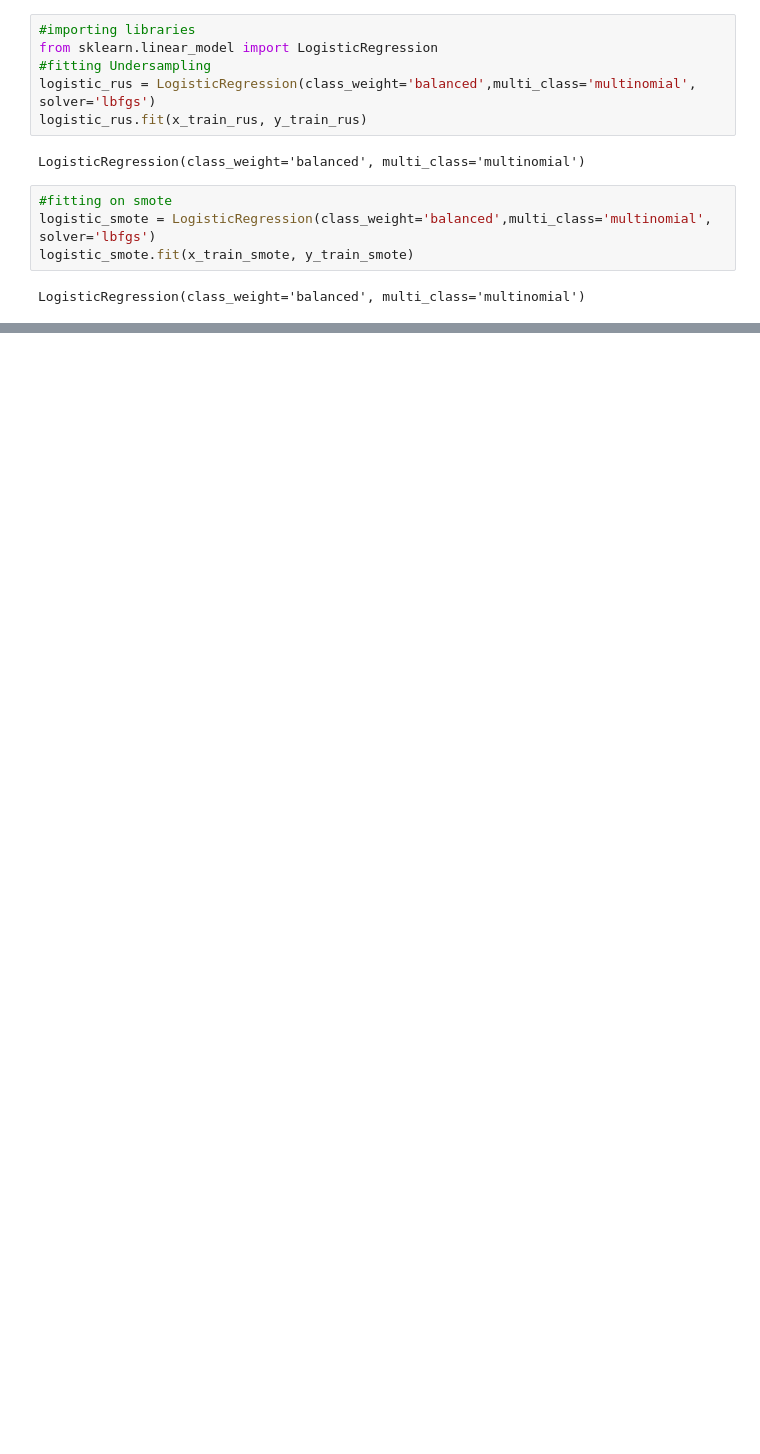
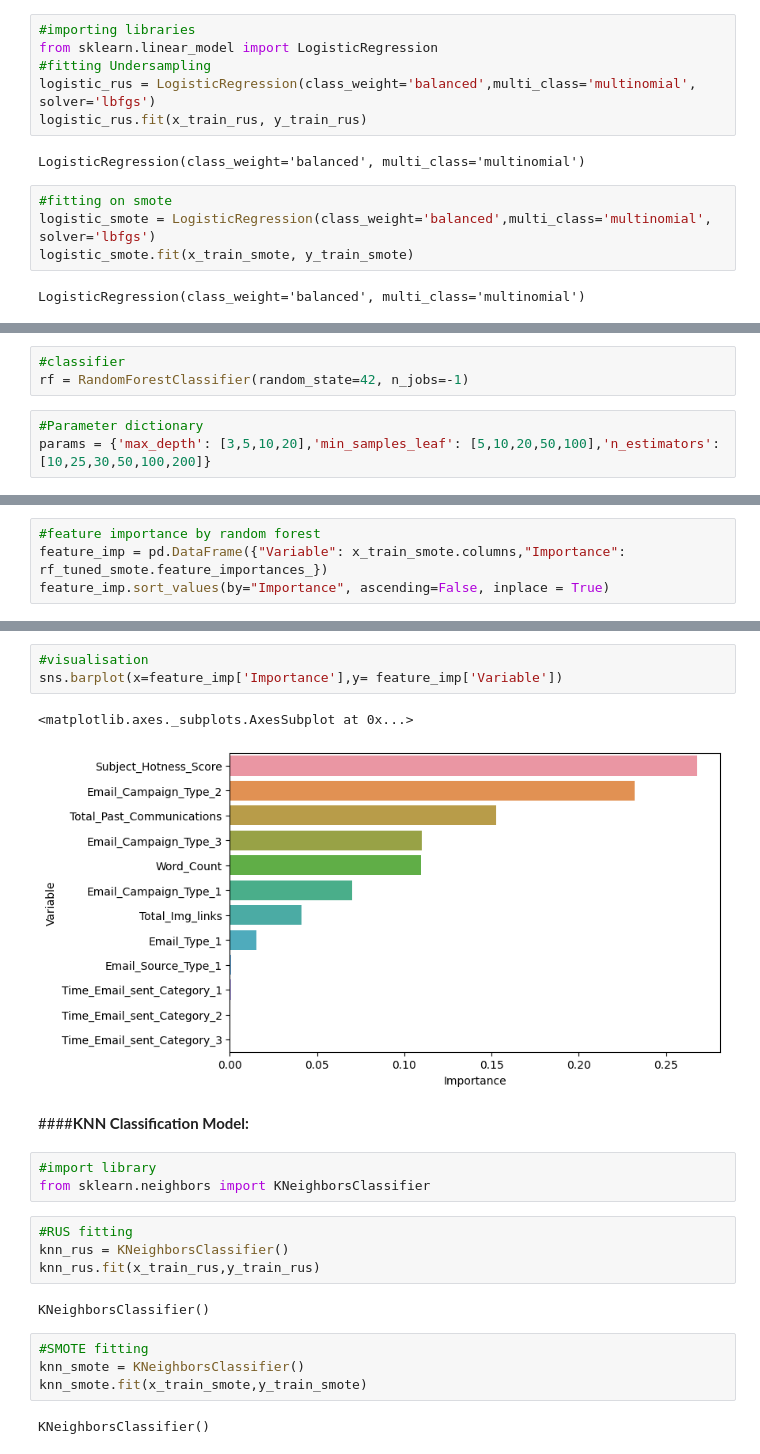
Before and after one commit to vithika-karan/Email-Campaign-Effectiveness-Prediction, a Jupyter notebook: Email_Campaign_Effectiveness_Prediction_Vithika_Karan.ipynb, the cells around one changed output, grey strips where cells are left out. Drawn from its saved outputs; the diff is of its cells as text; blank space fills up the shorter version.

```diff
--- a/Email_Campaign_Effectiveness_Prediction_Vithika_Karan.ipynb
+++ b/Email_Campaign_Effectiveness_Prediction_Vithika_Karan.ipynb
@@ -868,0 +1132,6 @@ comparison_df
+# %%
+#classifier
+rf = RandomForestClassifier(random_state=42, n_jobs=-1)
+# %%
+#Parameter dictionary
+params = {'max_depth': [3,5,10,20],'min_samples_leaf': [5,10,20,50,100],'n_estimators': [10,25,30,50,100,200]}
@@ -868,0 +1278,4 @@ comparison_df
+# %%
+#feature importance by random forest
+feature_imp = pd.DataFrame({"Variable": x_train_smote.columns,"Importance": rf_tuned_smote.feature_importances_})
+feature_imp.sort_values(by="Importance", ascending=False, inplace = True)
@@ -868,0 +1298,23 @@ comparison_df
+# %%
+#visualisation
+sns.barplot(x=feature_imp['Importance'],y= feature_imp['Variable'])
+# %% [output]
+<matplotlib.axes._subplots.AxesSubplot at 0x...>
+[figure, added]
+# %% [markdown]
+####**KNN Classification Model:**
+# %%
+#import library
+from sklearn.neighbors import KNeighborsClassifier
+# %%
+#RUS fitting
+knn_rus = KNeighborsClassifier()
+knn_rus.fit(x_train_rus,y_train_rus)
+# %% [output]
+KNeighborsClassifier()
+# %%
+#SMOTE fitting
+knn_smote = KNeighborsClassifier()
+knn_smote.fit(x_train_smote,y_train_smote)
+# %% [output]
+KNeighborsClassifier()
```
Also changed, not shown: parts of 50 cells of this notebook.
